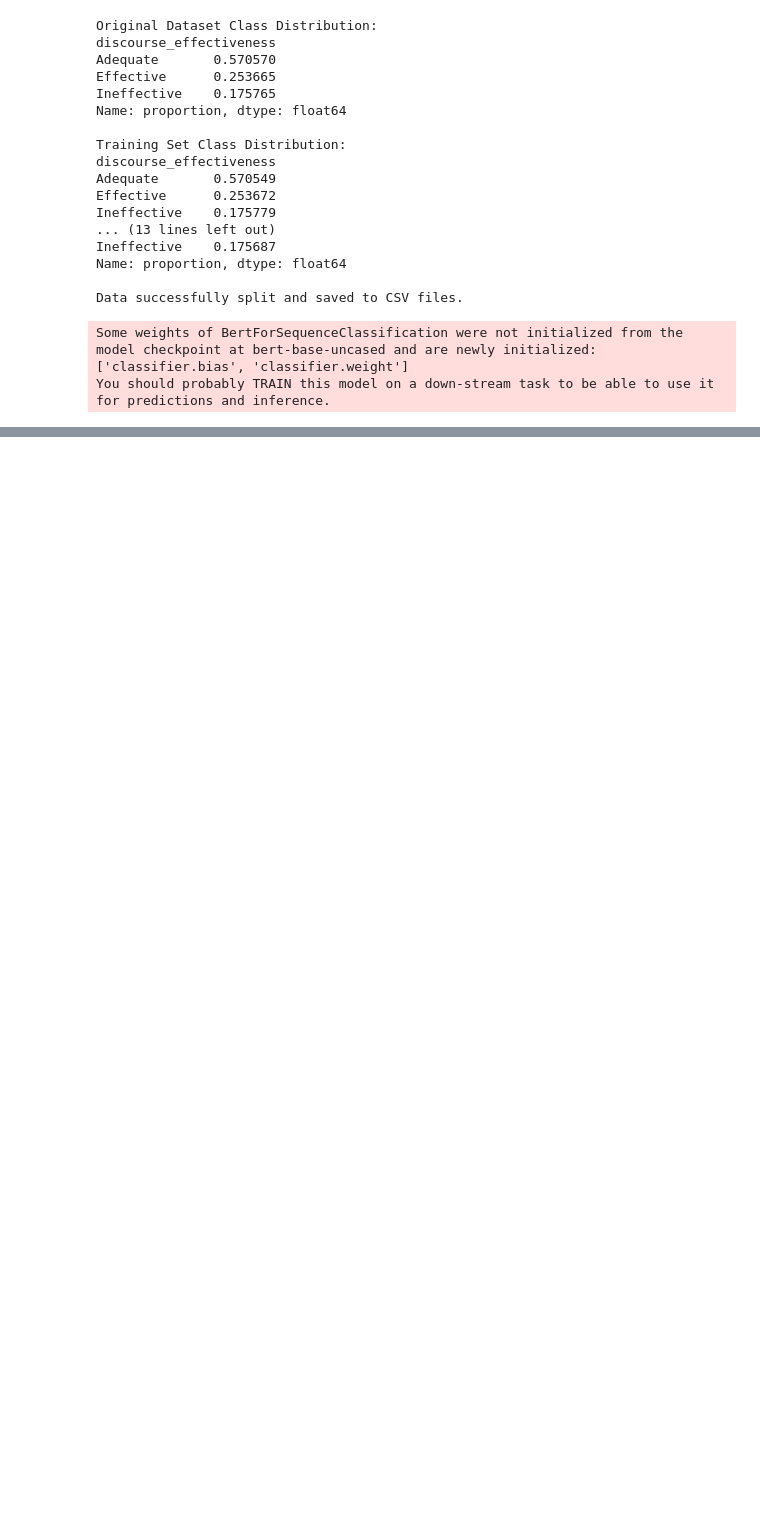
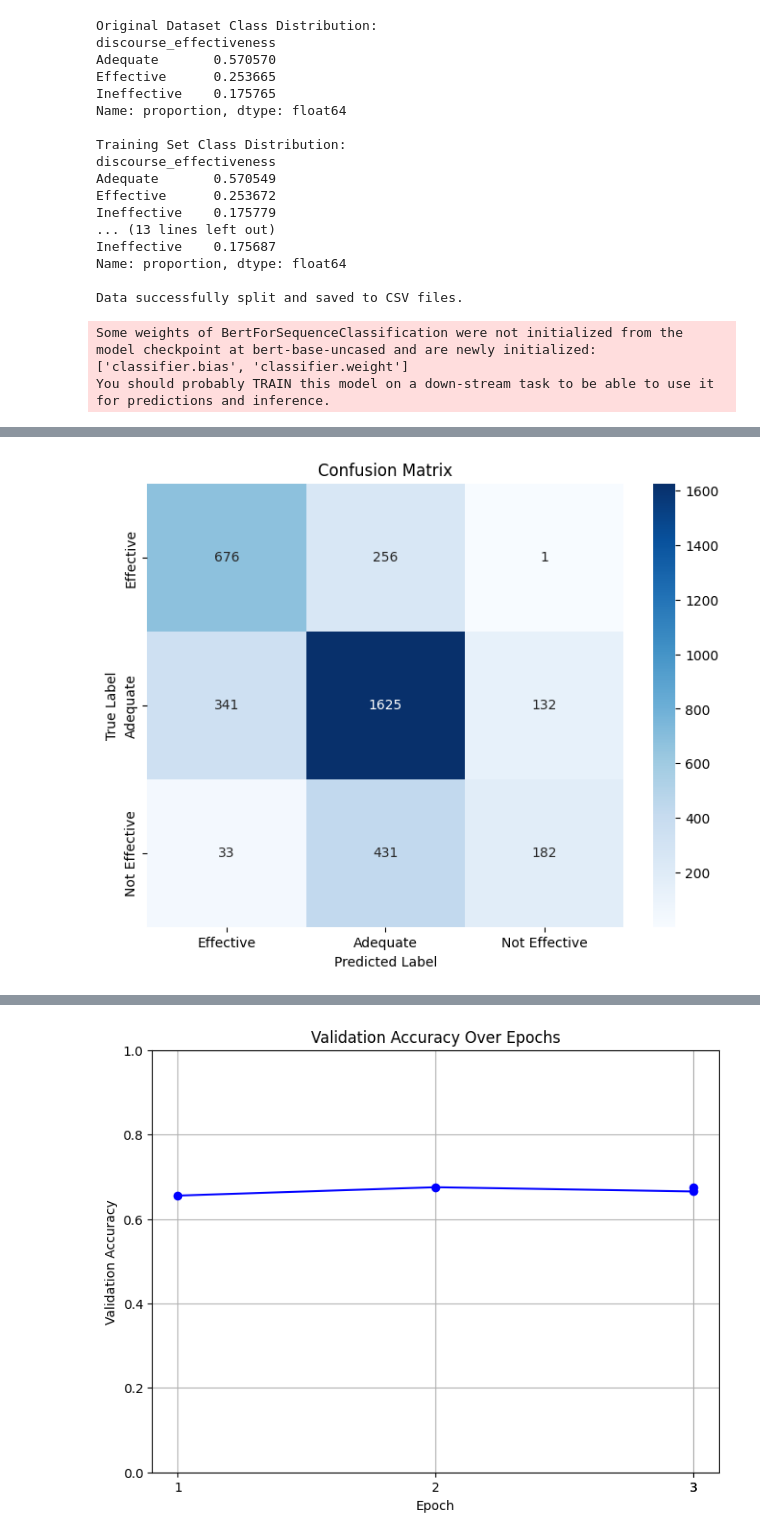
Before and after one commit to JDgomez2002/proj2-data-science, a Jupyter notebook: transformers.ipynb, the cells around one changed output, grey strips where cells are left out. Cells and saved outputs as stored; diff of their text form; code cells hidden in the pictures; blank space fills up the shorter version.

```diff
--- a/transformers.ipynb
+++ b/transformers.ipynb
@@ -173,0 +174,77 @@ print(results)
+# %%
+import numpy as np
+import matplotlib.pyplot as plt
+import seaborn as sns
+from sklearn.metrics import confusion_matrix, classification_report
+
+# 1. Generate Predictions on Test Set
+predictions = trainer.predict(tokenized_datasets['test'])
+predicted_labels = np.argmax(predictions.predictions, axis=1)
+true_labels = predictions.label_ids
+
+# 2. Define Label Mapping
+id_to_label = {0: "Effective", 1: "Adequate", 2: "Not Effective"}
+predicted_labels_str = [id_to_label[label] for label in predicted_labels]
+true_labels_str = [id_to_label[label] for label in true_labels]
+
+# 3. Create Confusion Matrix
+cm = confusion_matrix(true_labels_str, predicted_labels_str, labels=["Effective", "Adequate", "Not Effective"])
+
+# 4. Plot Confusion Matrix
+plt.figure(figsize=(8,6))
+sns.heatmap(cm, annot=True, fmt='d', cmap='Blues',
+            xticklabels=["Effective", "Adequate", "Not Effective"],
+            yticklabels=["Effective", "Adequate", "Not Effective"])
+plt.ylabel('True Label')
+plt.xlabel('Predicted Label')
+plt.title('Confusion Matrix')
+plt.show()
+
+# 5. Print Classification Report
+print("Classification Report:\n")
+print(classification_report(true_labels_str, predicted_labels_str, target_names=["Effective", "Adequate", "Not Effective"]))
+
+# 6. Plot Accuracy Over Epochs
+log_history = trainer.state.log_history
+epochs = []
+accuracies = []
+
+for log in log_history:
+    if 'eval_accuracy' in log:
+        epochs.append(log['epoch'])
+        accuracies.append(log['eval_accuracy'])
+
+plt.figure(figsize=(8,6))
+plt.plot(epochs, accuracies, marker='o', linestyle='-', color='b')
+plt.xlabel('Epoch')
+plt.ylabel('Validation Accuracy')
+plt.title('Validation Accuracy Over Epochs')
+plt.xticks(epochs)
+plt.ylim(0,1)
+plt.grid(True)
+plt.show()
+
+# 7. (Optional) Plot Loss Over Epochs
+train_losses = []
+eval_losses = []
+epochs_loss = []
+
+for log in log_history:
+    if 'loss' in log and 'epoch' in log:
+        train_losses.append(log['loss'])
+        epochs_loss.append(log['epoch'])
+    if 'eval_loss' in log:
+        eval_losses.append(log['eval_loss'])
+
+plt.figure(figsize=(10,6))
+plt.plot(epochs_loss, train_losses, label='Training Loss', marker='o')
+plt.plot(epochs, eval_losses, label='Validation Loss', marker='s')
+plt.xlabel('Epoch')
+plt.ylabel('Loss')
+plt.title('Training and Validation Loss Over Epochs')
+plt.xticks(range(1, len(epochs_loss)+1))
+plt.legend()
+plt.grid(True)
+plt.show()
+# %% [output]
+[figure, added]
@@ -173,0 +262 @@ print(results)
+[figure, added]
```
Also changed, not shown: parts of 3 cells of this notebook, 2 other files.
